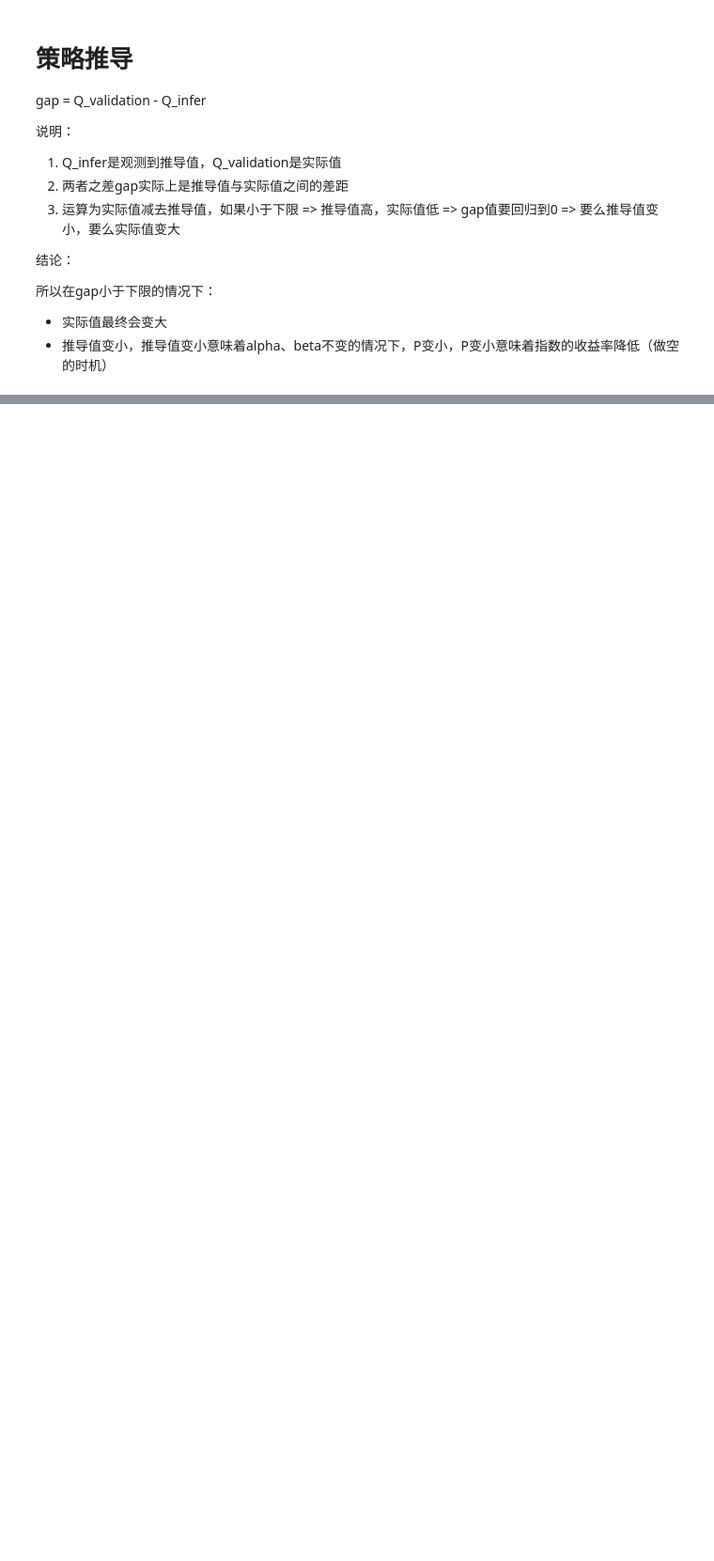
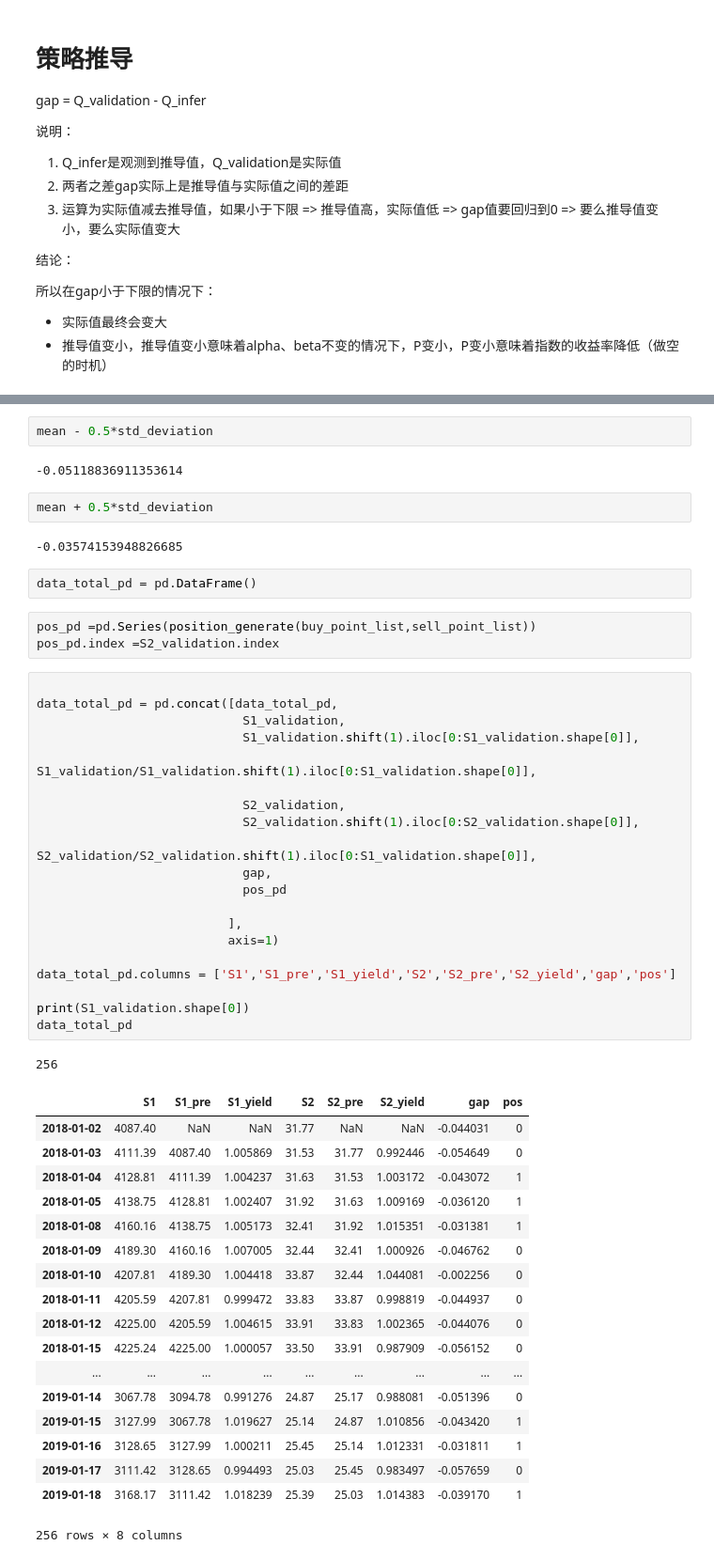
Before and after one commit to RufusTang/Yield_Pair, a Jupyter notebook: OLS_Index_V1.ipynb, the cells around one changed output, grey strips where cells are left out. Shown at 94% size. Saved outputs shown, nothing was run; the diff lists cells and outputs as text; blank space fills up the shorter version.

```diff
--- a/OLS_Index_V1.ipynb
+++ b/OLS_Index_V1.ipynb
@@ -344,0 +488,53 @@ plt.legend()
+# %%
+mean - 0.5*std_deviation
+# %% [output]
+-0.05118836911353614
+# %%
+mean + 0.5*std_deviation
+# %% [output]
+-0.03574153948826685
+# %%
+data_total_pd = pd.DataFrame()
+# %%
+pos_pd =pd.Series(position_generate(buy_point_list,sell_point_list))
+pos_pd.index =S2_validation.index
+# %%
+
+data_total_pd = pd.concat([data_total_pd,
+                            S1_validation,
+                            S1_validation.shift(1).iloc[0:S1_validation.shape[0]],
+                            S1_validation/S1_validation.shift(1).iloc[0:S1_validation.shape[0]],
+
+                            S2_validation,
+                            S2_validation.shift(1).iloc[0:S2_validation.shape[0]],
+                            S2_validation/S2_validation.shift(1).iloc[0:S1_validation.shape[0]],
+                            gap,
+                            pos_pd
+
+                          ],
+                          axis=1)
+
+data_total_pd.columns = ['S1','S1_pre','S1_yield','S2','S2_pre','S2_yield','gap','pos']
+
+print(S1_validation.shape[0])
+data_total_pd
+# %% [output]
+256
+|  | S1 | S1_pre | S1_yield | S2 | S2_pre | S2_yield | gap | pos |
+| 2018-01-02 | 4087.40 | NaN | NaN | 31.77 | NaN | NaN | -0.044031 | 0 |
+| 2018-01-03 | 4111.39 | 4087.40 | 1.005869 | 31.53 | 31.77 | 0.992446 | -0.054649 | 0 |
+| 2018-01-04 | 4128.81 | 4111.39 | 1.004237 | 31.63 | 31.53 | 1.003172 | -0.043072 | 1 |
+| 2018-01-05 | 4138.75 | 4128.81 | 1.002407 | 31.92 | 31.63 | 1.009169 | -0.036120 | 1 |
+| 2018-01-08 | 4160.16 | 4138.75 | 1.005173 | 32.41 | 31.92 | 1.015351 | -0.031381 | 1 |
+| 2018-01-09 | 4189.30 | 4160.16 | 1.007005 | 32.44 | 32.41 | 1.000926 | -0.046762 | 0 |
+| 2018-01-10 | 4207.81 | 4189.30 | 1.004418 | 33.87 | 32.44 | 1.044081 | -0.002256 | 0 |
+| 2018-01-11 | 4205.59 | 4207.81 | 0.999472 | 33.83 | 33.87 | 0.998819 | -0.044937 | 0 |
+| 2018-01-12 | 4225.00 | 4205.59 | 1.004615 | 33.91 | 33.83 | 1.002365 | -0.044076 | 0 |
+| 2018-01-15 | 4225.24 | 4225.00 | 1.000057 | 33.50 | 33.91 | 0.987909 | -0.056152 | 0 |
+| ... | ... | ... | ... | ... | ... | ... | ... | ... |
+| 2019-01-14 | 3067.78 | 3094.78 | 0.991276 | 24.87 | 25.17 | 0.988081 | -0.051396 | 0 |
+| 2019-01-15 | 3127.99 | 3067.78 | 1.019627 | 25.14 | 24.87 | 1.010856 | -0.043420 | 1 |
+| 2019-01-16 | 3128.65 | 3127.99 | 1.000211 | 25.45 | 25.14 | 1.012331 | -0.031811 | 1 |
+| 2019-01-17 | 3111.42 | 3128.65 | 0.994493 | 25.03 | 25.45 | 0.983497 | -0.057659 | 0 |
+| 2019-01-18 | 3168.17 | 3111.42 | 1.018239 | 25.39 | 25.03 | 1.014383 | -0.039170 | 1 |
+256 rows × 8 columns
```
Also changed, not shown: parts of 28 cells of this notebook.
